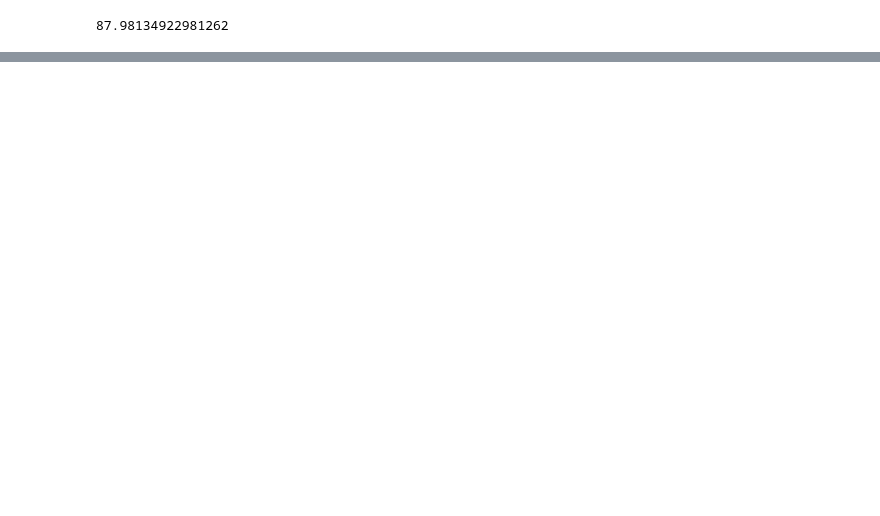
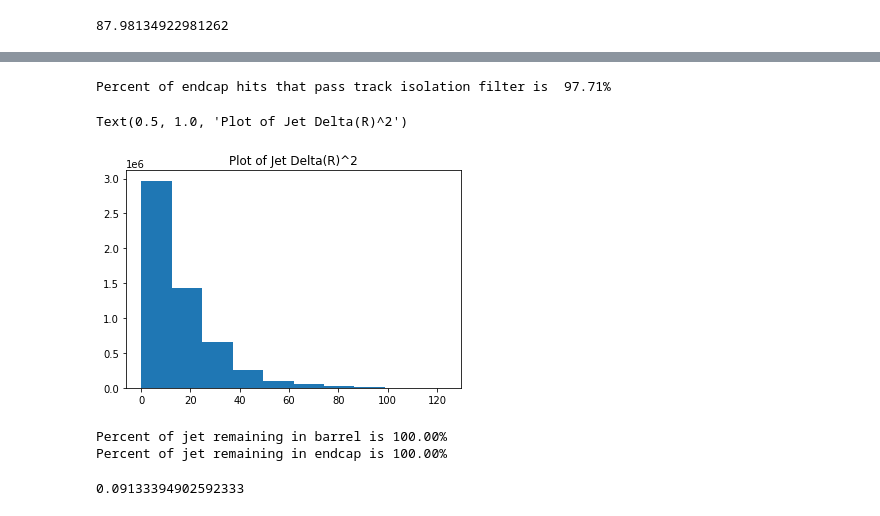
Before and after one commit to olyjazzhead/DiVertAnalysis, a Jupyter notebook: Signal-Cutflow.ipynb, the cells around one changed output, grey strips where cells are left out. Saved outputs shown, nothing was run; the diff lists cells and outputs as text; code cells hidden in the pictures; blank space fills up the shorter version.

```diff
--- a/Signal-Cutflow.ipynb
+++ b/Signal-Cutflow.ipynb
@@ -189,0 +250,5 @@ Text(0.5, 1.0, 'Delta Phi')
+# %%
+percent_track_endcap = ak.count_nonzero(track_iso_endcap)/ak.count(track_iso_endcap)*100
+print(f'Percent of endcap hits that pass track isolation filter is  {percent_track_endcap:.2f}%')
+# %% [output]
+Percent of endcap hits that pass track isolation filter is  97.71%
@@ -189,0 +266,9 @@ Text(0.5, 1.0, 'Delta Phi')
+# %%
+jet_phi_pairs = ak.combinations(jet_phi, n=2, fields = ["x","y"])
+jet_delta_phi=abs(jet_phi_pairs["y"] - jet_phi_pairs["x"])
+# %%
+jet_eta_sq = jet_delta_eta * jet_delta_eta
+# %%
+jet_phi_sq = jet_delta_phi * jet_delta_phi
+# %%
+jet_R_sq = jet_eta_sq + jet_phi_sq
@@ -189,0 +277,6 @@ Text(0.5, 1.0, 'Delta Phi')
+# %%
+plt.hist(ak.flatten(jet_R_sq))
+plt.title("Plot of Jet Delta(R)^2")
+# %% [output]
+Text(0.5, 1.0, 'Plot of Jet Delta(R)^2')
+[figure, added]
@@ -189,0 +295,10 @@ Text(0.5, 1.0, 'Delta Phi')
+# %%
+print(f'Percent of jet remaining in barrel is {jet_iso_barrel_pct:.2f}%')
+print(f'Percent of jet remaining in endcap is {jet_iso_endcap_pct:.2f}%')
+# %% [output]
+Percent of jet remaining in barrel is 100.00%
+Percent of jet remaining in endcap is 100.00%
+# %%
+ak.min(jet_R_sq)
+# %% [output]
+0.09133394902592333
```
Also changed, not shown: parts of 91 cells of this notebook.
